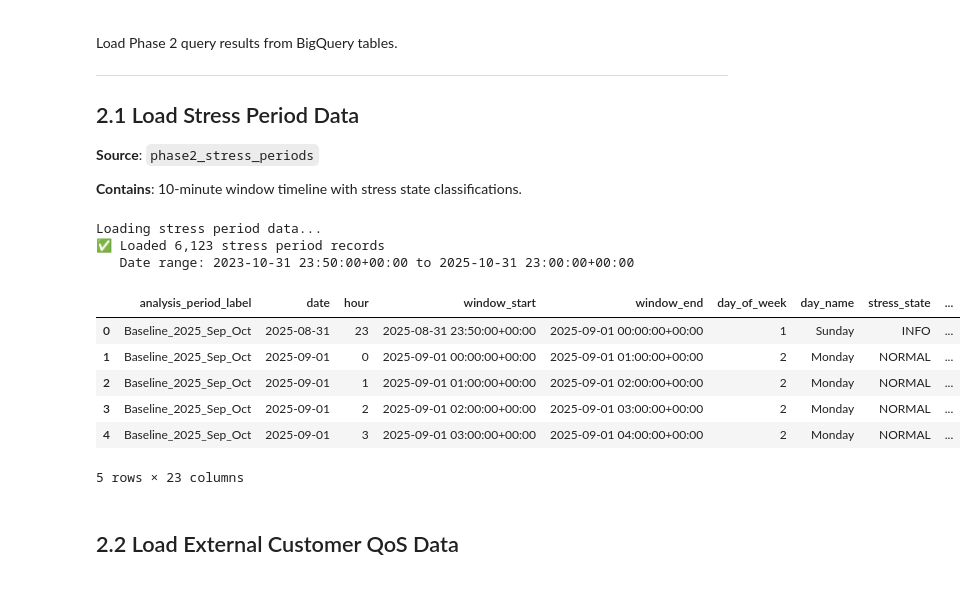
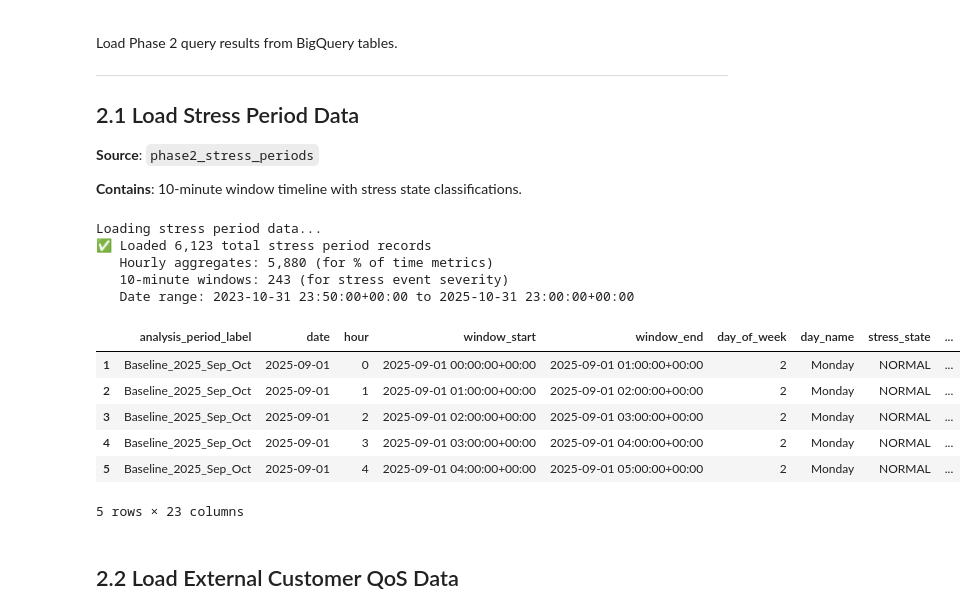
Before and after one commit to narvar/bigquery-optimization-queries, a Jupyter notebook: narvar/analysis_peak_2025_sonnet45/notebooks/phase2_analysis.ipynb, the cells around one changed output. Cells and saved outputs as stored; diff of their text form; code cells hidden in the pictures.

```diff
--- a/narvar/analysis_peak_2025_sonnet45/notebooks/phase2_analysis.ipynb
+++ b/narvar/analysis_peak_2025_sonnet45/notebooks/phase2_analysis.ipynb
@@ -208,41 +157,49 @@ Load Phase 2 query results from BigQuery tables.
 
 **Contains**: 10-minute window timeline with stress state classifications.
 # %%
-# Load stress period data
+# Load ALL stress period data (both 10-min windows and hourly aggregates)
 print("Loading stress period data...")
 
 query = f"""
 SELECT *
 FROM `{TABLES['stress_periods']}`
 ORDER BY analysis_period_label, window_start
 """
 
-df_stress = client.query(query).to_dataframe()
+df_stress_all = client.query(query).to_dataframe()
 
 # Convert timestamps
-df_stress['window_start'] = pd.to_datetime(df_stress['window_start'])
-df_stress['window_end'] = pd.to_datetime(df_stress['window_end'])
+df_stress_all['window_start'] = pd.to_datetime(df_stress_all['window_start'])
+df_stress_all['window_end'] = pd.to_datetime(df_stress_all['window_end'])
 
 # Categorical ordering
-df_stress['stress_state'] = pd.Categorical(
-    df_stress['stress_state'],
+df_stress_all['stress_state'] = pd.Categorical(
+    df_stress_all['stress_state'],
     categories=['NORMAL', 'INFO', 'WARNING', 'CRITICAL'],
     ordered=True
 )
 
-print(f"✅ Loaded {len(df_stress):,} stress period records")
-print(f"   Date range: {df_stress['window_start'].min()} to {df_stress['window_start'].max()}")
-df_stress.head()
+# Create separate dataframes for different analyses
+df_stress_hourly = df_stress_all[df_stress_all['is_hourly_aggregate'] == True].copy()
+df_stress_windows = df_stress_all[df_stress_all['is_hourly_aggregate'] == False].copy()
+
+print(f"✅ Loaded {len(df_stress_all):,} total stress period records")
+print(f"   Hourly aggregates: {len(df_stress_hourly):,} (for % of time metrics)")
+print(f"   10-minute windows: {len(df_stress_windows):,} (for stress event severity)")
+print(f"   Date range: {df_stress_all['window_start'].min()} to {df_stress_all['window_start'].max()}")
+df_stress_hourly.head()
 # %% [output]
 Loading stress period data...
-✅ Loaded 6,123 stress period records
+✅ Loaded 6,123 total stress period records
+   Hourly aggregates: 5,880 (for % of time metrics)
+   10-minute windows: 243 (for stress event severity)
    Date range: 2023-10-31 23:50:00+00:00 to 2025-10-31 23:00:00+00:00
 |  | analysis_period_label | date | hour | window_start | window_end | day_of_week | day_name | stress_state | ... |
-| 0 | Baseline_2025_Sep_Oct | 2025-08-31 | 23 | 2025-08-31 23:50:00+00:00 | 2025-09-01 00:00:00+00:00 | 1 | Sunday | INFO | ... |
 | 1 | Baseline_2025_Sep_Oct | 2025-09-01 | 0 | 2025-09-01 00:00:00+00:00 | 2025-09-01 01:00:00+00:00 | 2 | Monday | NORMAL | ... |
 | 2 | Baseline_2025_Sep_Oct | 2025-09-01 | 1 | 2025-09-01 01:00:00+00:00 | 2025-09-01 02:00:00+00:00 | 2 | Monday | NORMAL | ... |
 | 3 | Baseline_2025_Sep_Oct | 2025-09-01 | 2 | 2025-09-01 02:00:00+00:00 | 2025-09-01 03:00:00+00:00 | 2 | Monday | NORMAL | ... |
 | 4 | Baseline_2025_Sep_Oct | 2025-09-01 | 3 | 2025-09-01 03:00:00+00:00 | 2025-09-01 04:00:00+00:00 | 2 | Monday | NORMAL | ... |
+| 5 | Baseline_2025_Sep_Oct | 2025-09-01 | 4 | 2025-09-01 04:00:00+00:00 | 2025-09-01 05:00:00+00:00 | 2 | Monday | NORMAL | ... |
 5 rows × 23 columns
 # %% [markdown]
 ## 2.2 Load External Customer QoS Data
```
Also changed, not shown: parts of 16 cells of this notebook, 27 other files.
